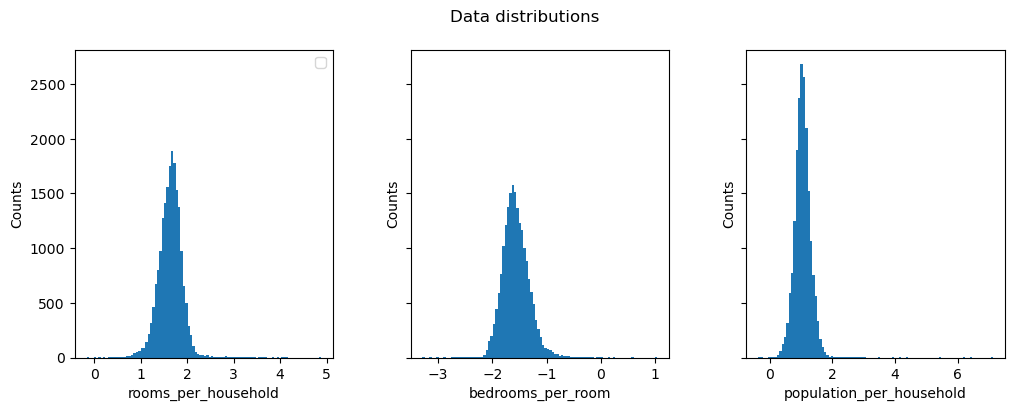
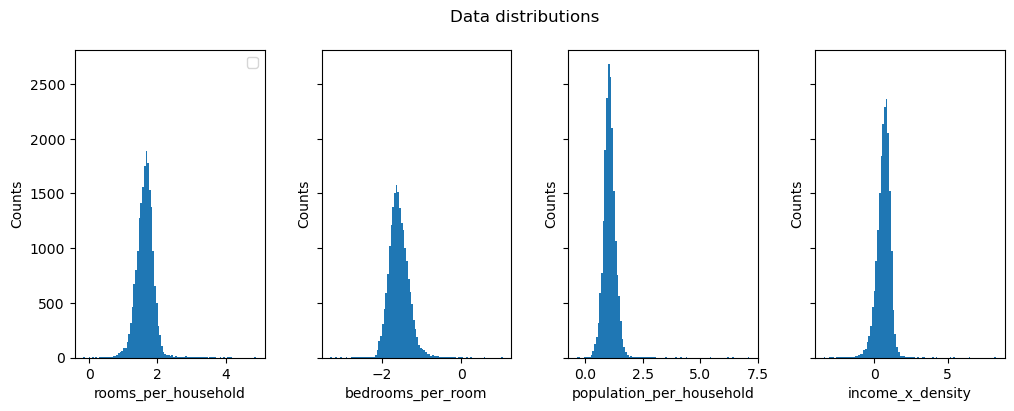
The notebook cell's code change between the first figure and the second:
--- before
+++ after
@@ -1,6 +1,6 @@
-fig, ax = plt.subplots(1, 3, figsize=(12, 4), sharey=True)
+fig, ax = plt.subplots(1, 4, figsize=(12, 4), sharey=True)
 plt.subplots_adjust(wspace=0.3)
 
-for j, i in enumerate(range(12, 15)):
+for j, i in enumerate(range(12, 16)):
     ax[j].hist(X_agg.iloc[:, i].to_numpy(), bins=100)
     ax[j].set_xlabel(X_agg.columns[i])

Commit: Update California_Housing.ipynb